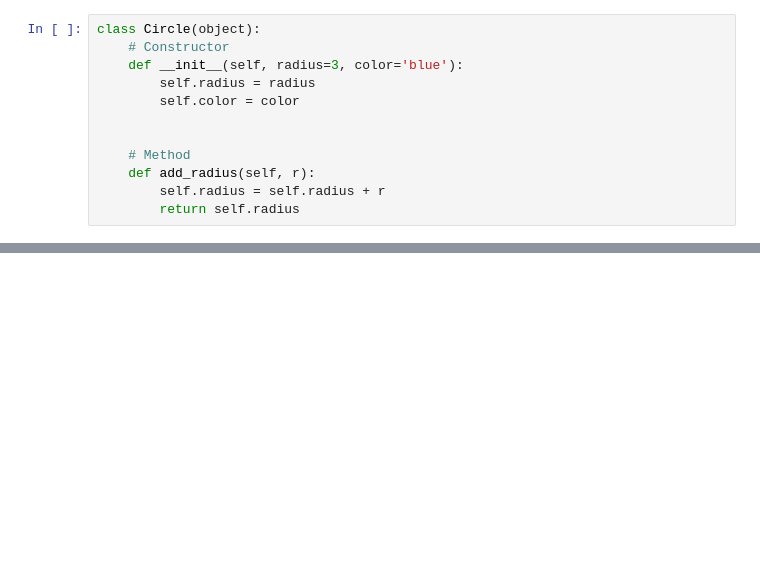
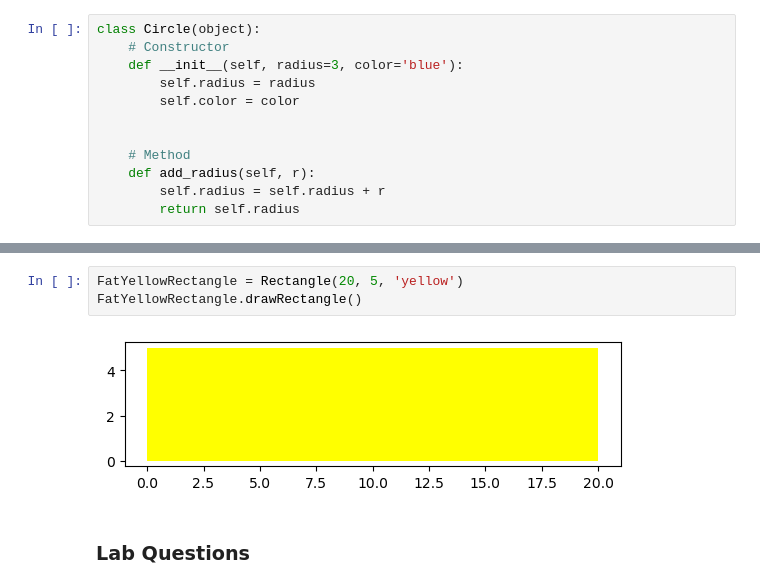
Before and after one commit to awaisalirajpot/IBM-Data-Science, a Jupyter notebook: M3 Python Programming Fundamentals.ipynb, the cells around one changed output, grey strips where cells are left out. Saved outputs shown, nothing was run; the diff lists cells and outputs as text; blank space fills up the shorter version.

```diff
--- a/M3 Python Programming Fundamentals.ipynb
+++ b/M3 Python Programming Fundamentals.ipynb
@@ -812,0 +878,7 @@ class Circle(object):
+# %%
+FatYellowRectangle = Rectangle(20, 5, 'yellow')
+FatYellowRectangle.drawRectangle()
+# %% [output]
+[figure, added]
+# %% [markdown]
+### Lab Questions
```
Also changed, not shown: parts of 23 cells of this notebook, 2 other files.
